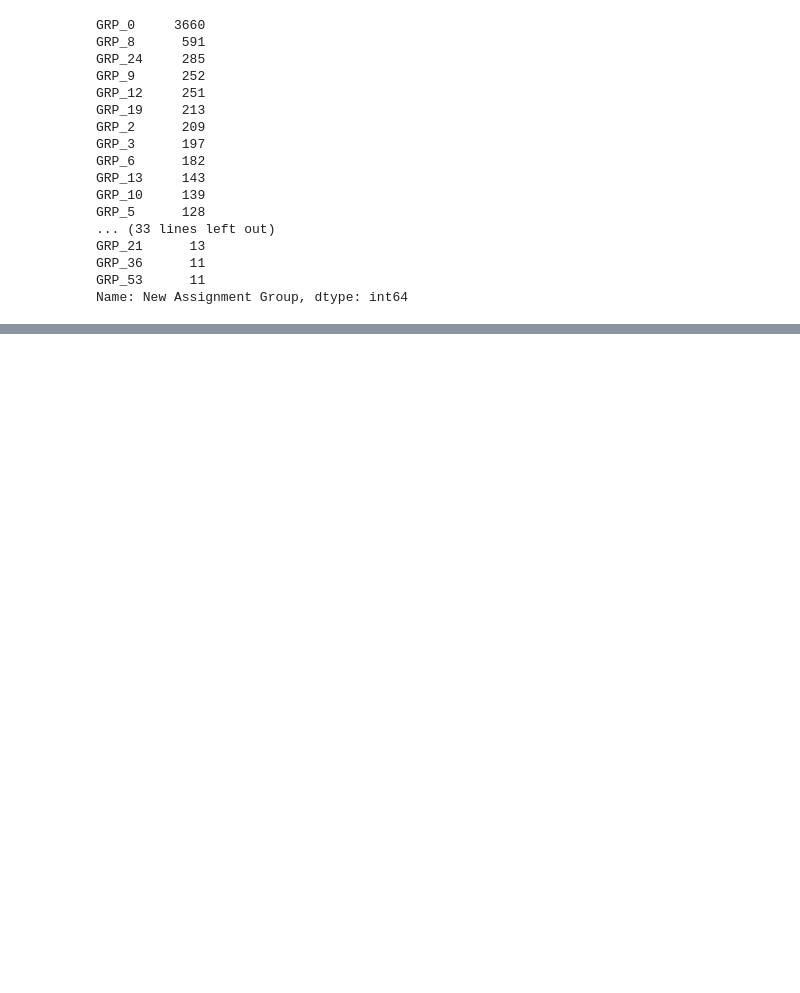
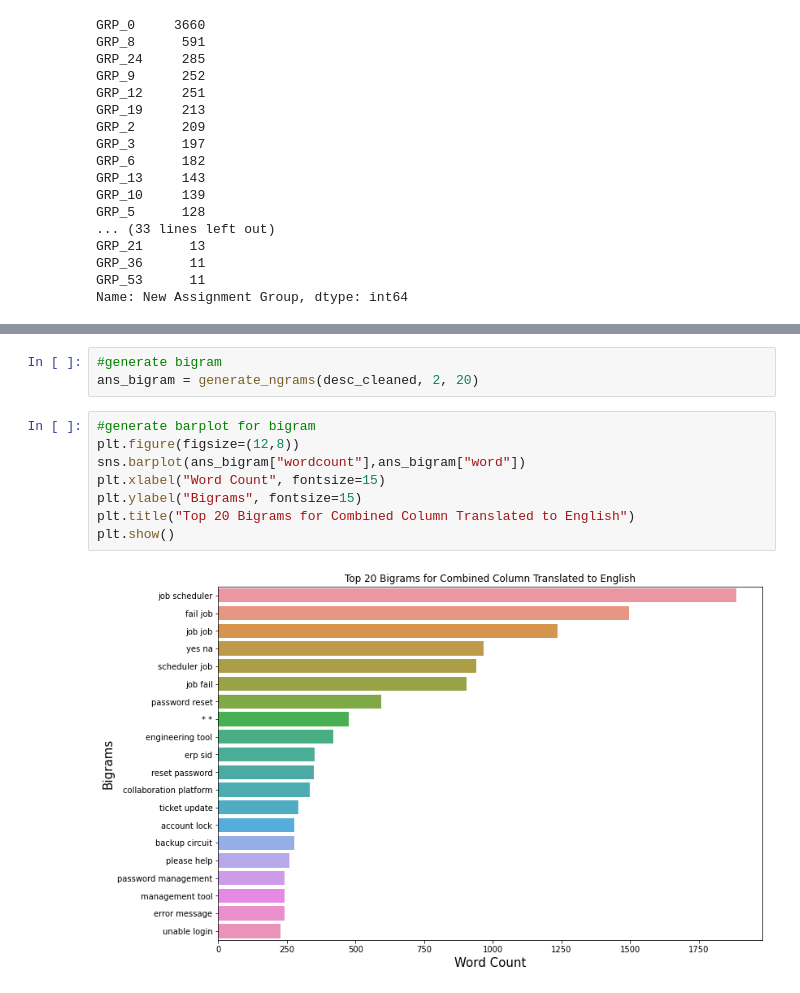
Before and after one commit to pbhuch/GL_DecA_G4_NLP1, a Jupyter notebook: GL_DecA_G4_NLP1_Final.ipynb, the cells around one changed output, grey strips where cells are left out. Saved outputs shown, nothing was run; the diff lists cells and outputs as text; blank space fills up the shorter version.

```diff
--- a/GL_DecA_G4_NLP1_Final.ipynb
+++ b/GL_DecA_G4_NLP1_Final.ipynb
@@ -906,0 +1104,13 @@ Name: New Assignment Group, dtype: int64
+# %%
+#generate bigram
+ans_bigram = generate_ngrams(desc_cleaned, 2, 20)
+# %%
+#generate barplot for bigram
+plt.figure(figsize=(12,8))
+sns.barplot(ans_bigram["wordcount"],ans_bigram["word"])
+plt.xlabel("Word Count", fontsize=15)
+plt.ylabel("Bigrams", fontsize=15)
+plt.title("Top 20 Bigrams for Combined Column Translated to English")
+plt.show()
+# %% [output]
+[figure, added]
```
Also changed, not shown: parts of 40 cells of this notebook.
